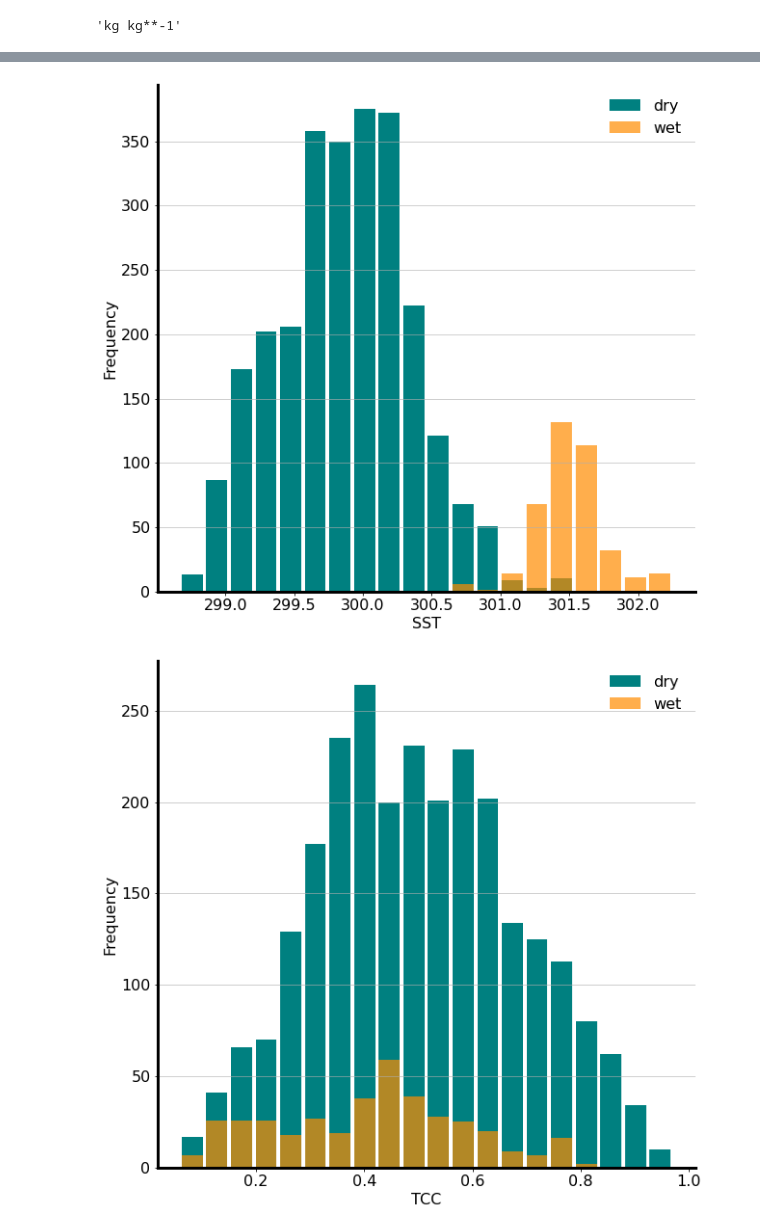
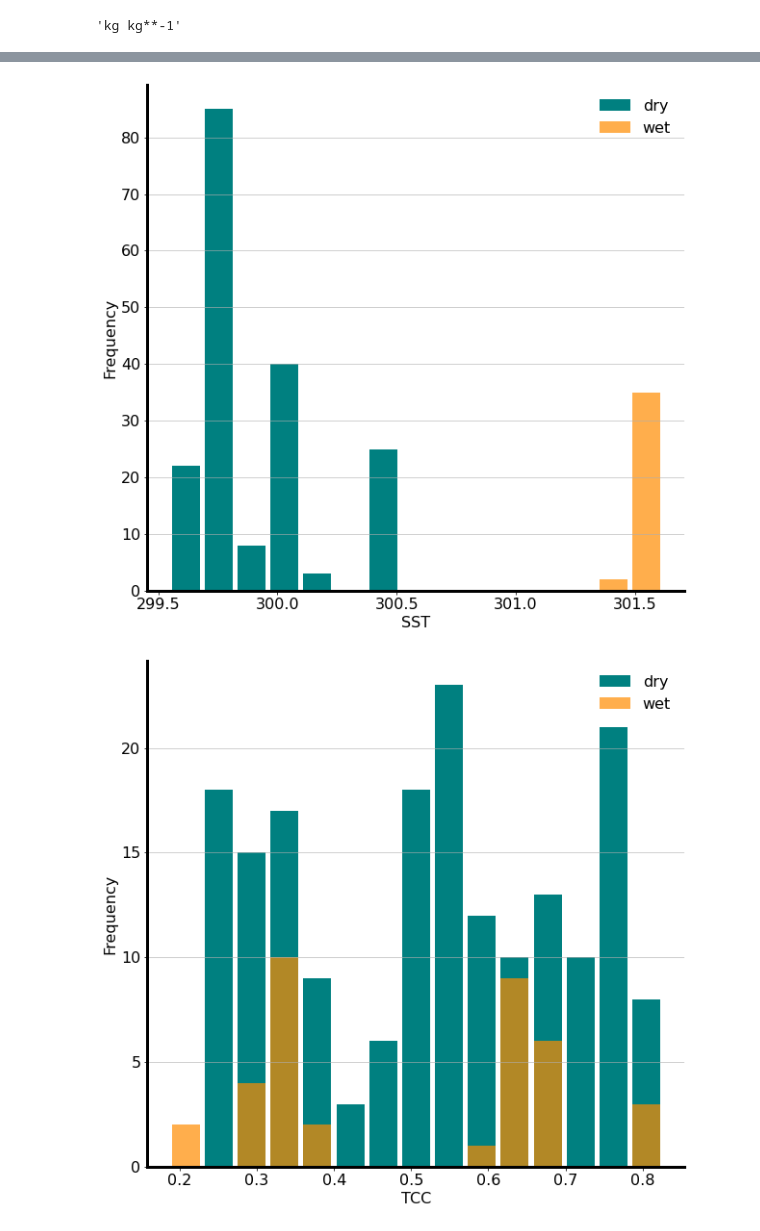
Before and after one commit to ClauClouds/ML_work_DC, a Jupyter notebook: plot_wet_dry_stats.ipynb, the cells around one changed output, grey strips where cells are left out. Drawn from its saved outputs; the diff is of its cells as text; code cells hidden in the pictures.

```diff
--- a/plot_wet_dry_stats.ipynb
+++ b/plot_wet_dry_stats.ipynb
@@ -22,7 +22,7 @@ import itertools
 import os.path
 
 # path and file name of crops info
-era5_data = xr.open_dataset('/net/ostro/ML_work_DC/era5_dry_wet/dry_wet_era5.nc')
+era5_data = xr.open_dataset('/net/ostro/ML_work_DC/era5_dry_wet/wet_in_dry_era5.nc')
 
 #selecting wet and dry datasets
 ##data_dry = era5_data.where(era5_data.im_type.values==1)
@@ -101,6 +101,7 @@ def f_plot_var_histogram_dry_wet(dry_data, wet_data, era5_data, var_name, path_o
 
     var_dry = dry_data[var_name].values
     var_wet = wet_data[var_name].values
+    print(len(var_dry), len(var_wet))
 
     fig, ax = plt.subplots(nrows=1, ncols=1, figsize=(10,10))
     rcParams['font.sans-serif'] = ['Tahoma']
@@ -115,10 +116,12 @@ def f_plot_var_histogram_dry_wet(dry_data, wet_data, era5_data, var_name, path_o
     ax.spines["bottom"].set_linewidth(3)
     ax.spines["left"].set_linewidth(3)
     # An "interface" to matplotlib.axes.Axes.hist() method
-    n_d, bins_d, patches_d = ax.hist(x=var_dry, bins=20, range=[np.nanmin(era5_data[var_name].values), np.nanmax(era5_data[var_name].values)], color='teal',
-                                alpha=1, rwidth=0.85, label='dry', align='mid')
-    n_w, bins_w, patches_w = ax.hist(x=var_wet, bins=20, range=[np.nanmin(era5_data[var_name].values), np.nanmax(era5_data[var_name].values)], color='darkorange',
-                                alpha=0.7, rwidth=0.85,  label='wet', align='mid')
+    n_d, bins_d, patches_d = ax.hist(x=var_dry, bins=15, range=[np.nanmin(era5_data[var_name].values), \
+                                                                np.nanmax(era5_data[var_name].values)], \
+                                     color='teal', alpha=1, rwidth=0.85, label='dry', align='mid')
+    n_w, bins_w, patches_w = ax.hist(x=var_wet, bins=15, range=[np.nanmin(era5_data[var_name].values), \
+                                                                np.nanmax(era5_data[var_name].values)],
+                                     color='darkorange', alpha=0.7, rwidth=0.85,  label='wet', align='mid')
     ax.legend(frameon=False)
     ax.grid(axis='y', alpha=0.75)
     ax.set_xlabel(var_name)
@@ -142,2 +149,2 @@ findfont: Generic family 'sans-serif' not found because none of the following fa
-[figure, old version]
+[figure, new version]
-[figure, old version]
+[figure, new version]
```
Also changed, not shown: parts of 3 cells of this notebook, 2 other files.
